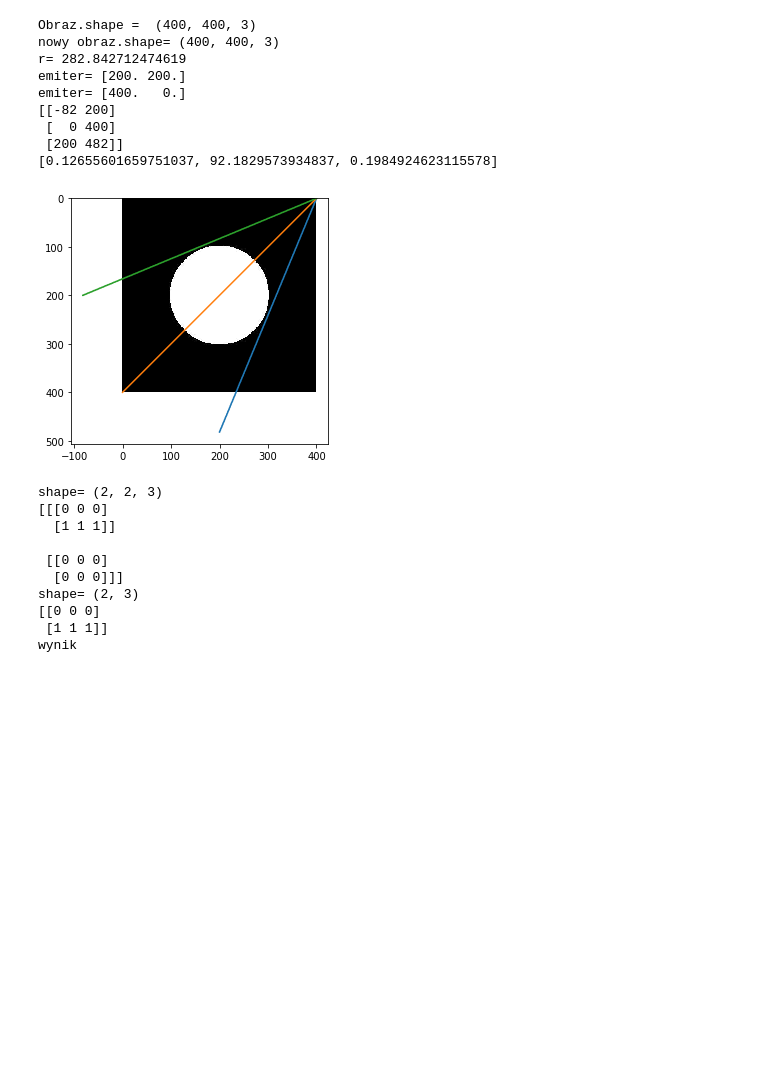
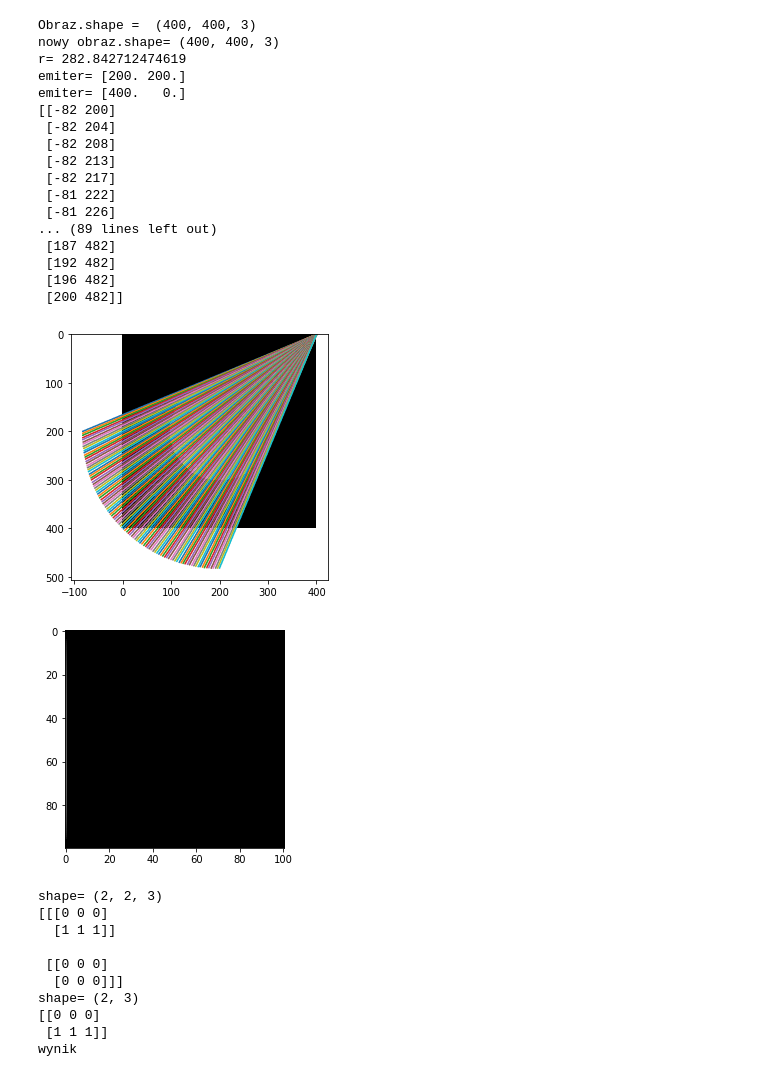
Before and after one commit to emsi-iggy/iwm, a Jupyter notebook: program (1).ipynb, the cells around one changed output. Cells and saved outputs as stored; diff of their text form; code cells hidden in the pictures; blank space fills up the shorter version.

```diff
--- a/program (1).ipynb
+++ b/program (1).ipynb
@@ -133,7 +133,7 @@ print('emiter=',emiter)
 emiter[0] = emiter[0] + obraz.shape[0]/2
 emiter[1] = obraz.shape[1]/2-emiter[1]
 print('emiter=',emiter)
-liczbaDetektorow = 3
+liczbaDetektorow = 100
 rozpietosc = 90 * np.pi / 180
 detektory = np.array([[0 for i in range(2)] for j in range(liczbaDetektorow)])
 
@@ -148,53 +148,72 @@ for i in range(1,liczbaDetektorow):
 
     detektory[i,0] = detektory[i,0] + obraz.shape[0]/2
     detektory[i,1] = obraz.shape[1]/2-detektory[i,1]
-print(detektory)
+#print(detektory)
 
 
 wszystkieLinieX = []
 wszystkieLinieY = []
 for i in range(liczbaDetektorow):
     liniaX,liniaY = bresenhamS(int(emiter[0]),int(emiter[1]),int(detektory[i,0]),int(detektory[i,1]))
     #for j in range(len(l))
     #print('liniaX=',liniaX)
     wszystkieLinieX.append(liniaX)
     wszystkieLinieY.append(liniaY)
 
 #print(wszystkieLinieX,wszystkieLinieY)
-suma=0
-liczbaElementowWsrodku=0
+
 srednia = []
-
 for i in range(len(wszystkieLinieX)):
-    suma =0
+    suma=np.array([0,0,0])
     liczbaElementowWsrodku=0
     for j in range(len(wszystkieLinieX[i])):
         if (wszystkieLinieX[i][j] < obraz.shape[0]) and (wszystkieLinieY[i][j] < obraz.shape[1]):
-            suma += np.mean(obraz[wszystkieLinieX[i][j],wszystkieLinieY[i][j]])
-            liczbaElementowWsrodku+=1
-    suma/=liczbaElementowWsrodku
+            suma += obraz[wszystkieLinieX[i][j],wszystkieLinieY[i][j]]
+            liczbaElementowWsrodku += 1
+    suma[0] /= liczbaElementowWsrodku
+    suma[1] /= liczbaElementowWsrodku
+    suma[2] /= liczbaElementowWsrodku
     srednia.append(suma)
-print(srednia)
+#print(srednia)
 
-plt.plot(wszystkieLinieX[2],wszystkieLinieY[2])
-plt.plot(wszystkieLinieX[1],wszystkieLinieY[1])
-plt.plot(wszystkieLinieX[0],wszystkieLinieY[0])
+from PIL import Image
 
+sinogram = np.zeros([liczbaDetektorow,101,3],dtype=np.int64)
+sinogram.fill(0)
+for i in range(liczbaDetektorow):
+    sinogram[i,0] += srednia[i]
 
+for i in range(liczbaDetektorow):
+    plt.plot(wszystkieLinieX[i],wszystkieLinieY[i])
+#plt.plot(wszystkieLinieX[2],wszystkieLinieY[2])
+#plt.plot(wszystkieLinieX[1],wszystkieLinieY[1])
+#plt.plot(wszystkieLinieX[0],wszystkieLinieY[0])
 
 plt.show()
+
+plt.imshow(sinogram, interpolation='nearest')
+plt.show()
 #io.imshow(obraz)
 # %% [output]
 Obraz.shape =  (400, 400, 3)
 nowy obraz.shape= (400, 400, 3)
 r= 282.842712474619
 emiter= [200. 200.]
 emiter= [400.   0.]
 [[-82 200]
- [  0 400]
+ [-82 204]
+ [-82 208]
+ [-82 213]
+ [-82 217]
+ [-81 222]
+ [-81 226]
+... (89 lines left out)
+ [187 482]
+ [192 482]
+ [196 482]
  [200 482]]
-[0.12655601659751037, 92.1829573934837, 0.1984924623115578]
-[figure, old version]
+[figure, new version]
+[figure, added]
 # %%
 a = np.array([[[0,0,0],[1,1,1]],[[0,0,0],[0,0,0]]])
 print('shape=',a.shape)
```
Also changed, not shown: parts of 1 cell of this notebook.
